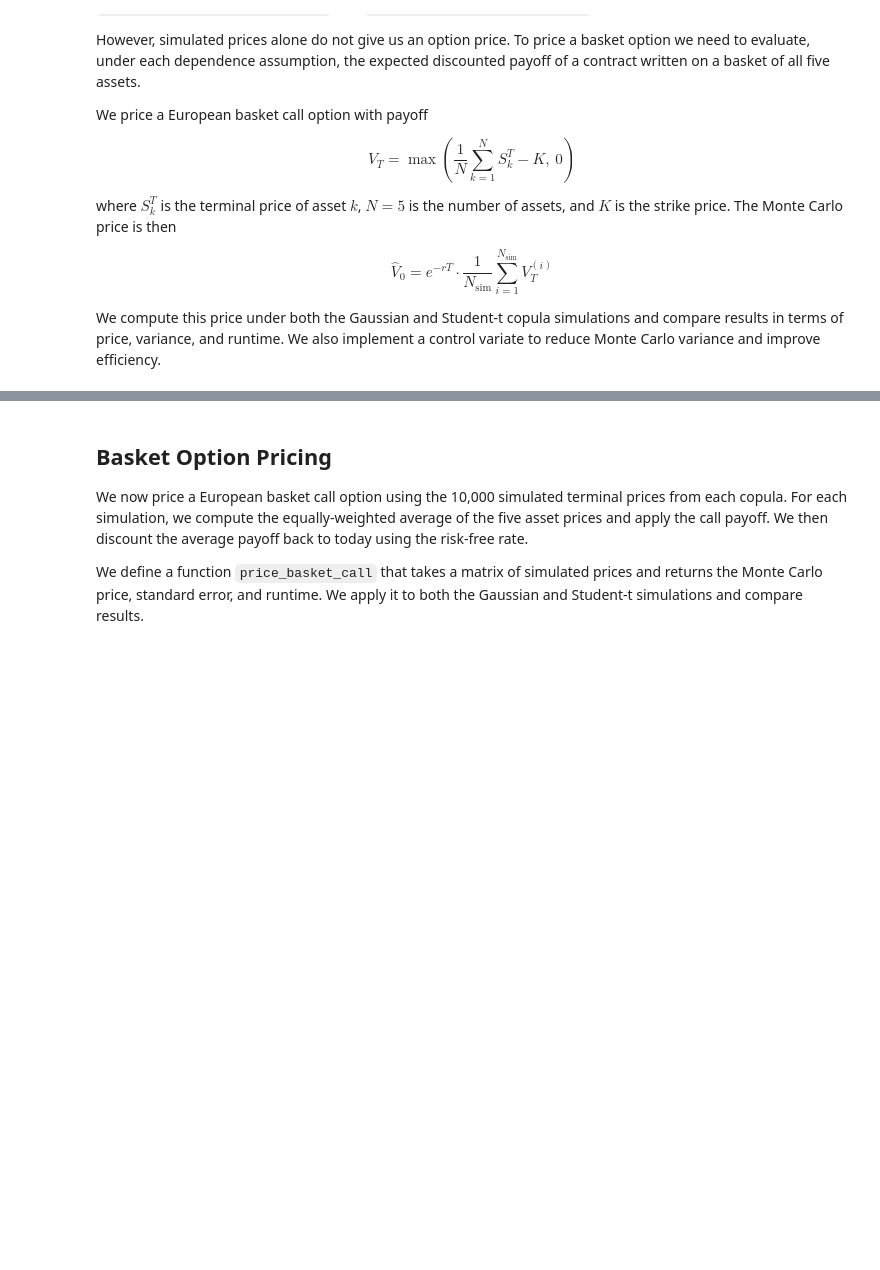
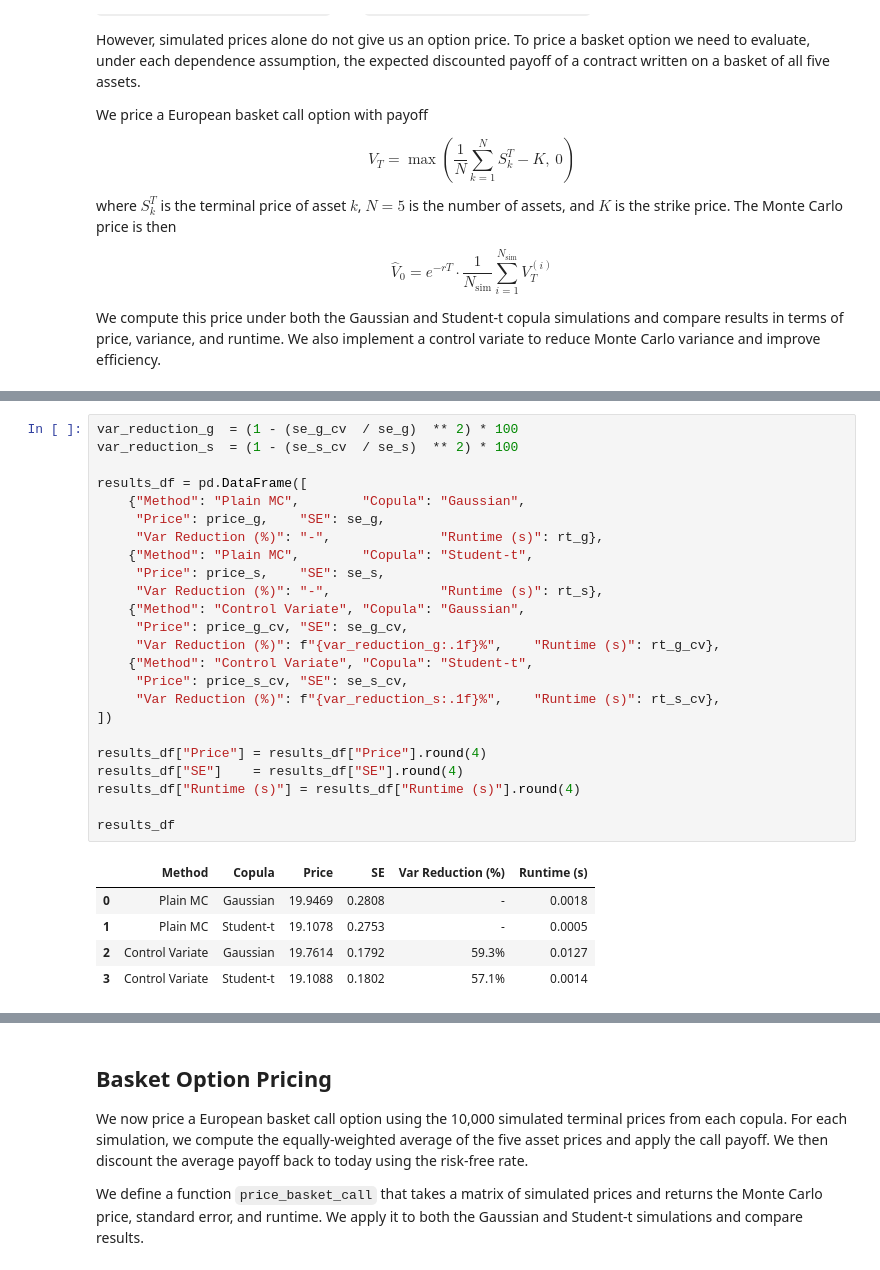
Before and after one commit to gc3214/Num_Methods_ProjectDZ, a Jupyter notebook: basket_pricing_workbook.ipynb, the cells around one changed output, grey strips where cells are left out. Saved outputs shown, nothing was run; the diff lists cells and outputs as text; blank space fills up the shorter version.

```diff
--- a/basket_pricing_workbook.ipynb
+++ b/basket_pricing_workbook.ipynb
@@ -394,0 +480,30 @@ FileNotFoundError: [Errno 2] No such file or directory: 'simulated_prices_gaussi
+# %%
+var_reduction_g  = (1 - (se_g_cv  / se_g)  ** 2) * 100
+var_reduction_s  = (1 - (se_s_cv  / se_s)  ** 2) * 100
+
+results_df = pd.DataFrame([
+    {"Method": "Plain MC",        "Copula": "Gaussian",
+     "Price": price_g,    "SE": se_g,
+     "Var Reduction (%)": "-",              "Runtime (s)": rt_g},
+    {"Method": "Plain MC",        "Copula": "Student-t",
+     "Price": price_s,    "SE": se_s,
+     "Var Reduction (%)": "-",              "Runtime (s)": rt_s},
+    {"Method": "Control Variate", "Copula": "Gaussian",
+     "Price": price_g_cv, "SE": se_g_cv,
+     "Var Reduction (%)": f"{var_reduction_g:.1f}%",    "Runtime (s)": rt_g_cv},
+    {"Method": "Control Variate", "Copula": "Student-t",
+     "Price": price_s_cv, "SE": se_s_cv,
+     "Var Reduction (%)": f"{var_reduction_s:.1f}%",    "Runtime (s)": rt_s_cv},
+])
+
+results_df["Price"] = results_df["Price"].round(4)
+results_df["SE"]    = results_df["SE"].round(4)
+results_df["Runtime (s)"] = results_df["Runtime (s)"].round(4)
+
+results_df
+# %% [output]
+|  | Method | Copula | Price | SE | Var Reduction (%) | Runtime (s) |
+| 0 | Plain MC | Gaussian | 19.9469 | 0.2808 | - | 0.0018 |
+| 1 | Plain MC | Student-t | 19.1078 | 0.2753 | - | 0.0005 |
+| 2 | Control Variate | Gaussian | 19.7614 | 0.1792 | 59.3% | 0.0127 |
+| 3 | Control Variate | Student-t | 19.1088 | 0.1802 | 57.1% | 0.0014 |
```
Also changed, not shown: parts of 21 cells of this notebook, 1 other file.
